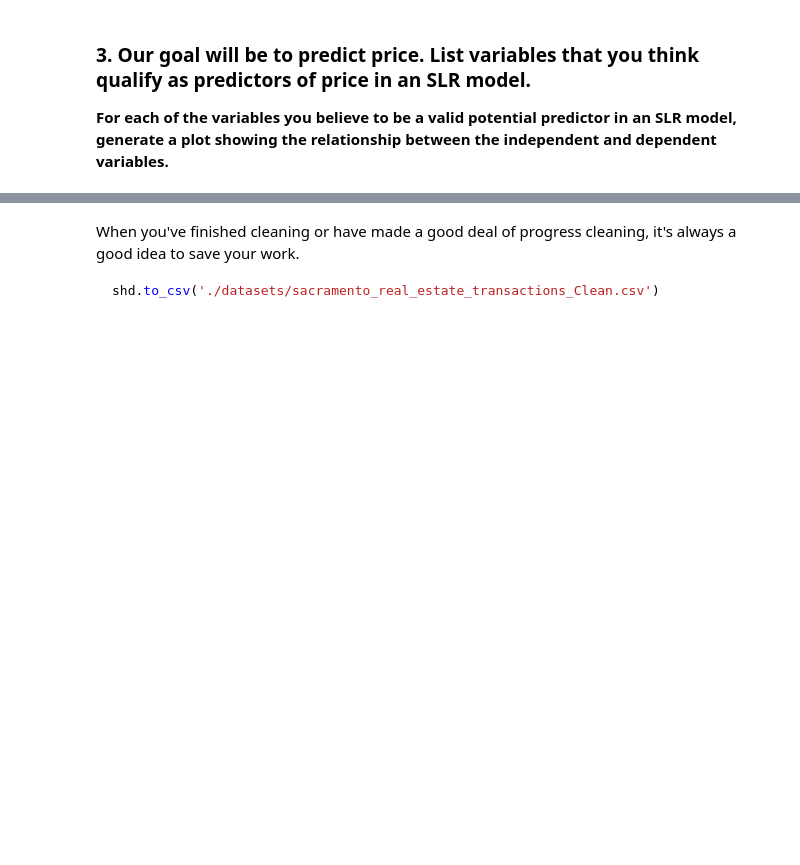
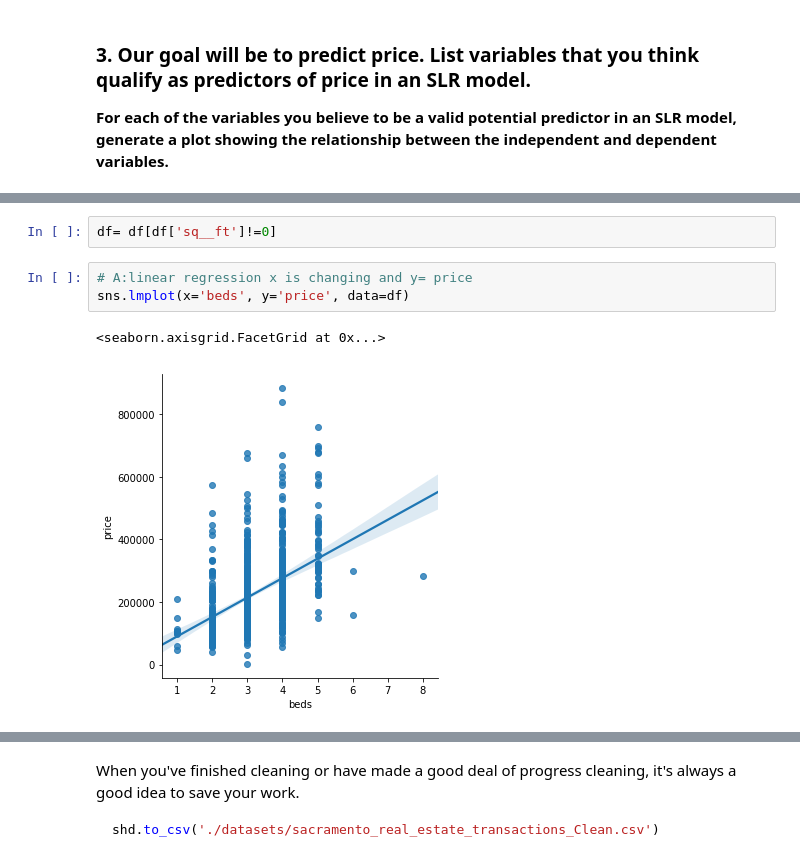
Before and after one commit to AbdullahMu/Linear-regression-sklearn, a Jupyter notebook: lab/linear-regression-sacramento.ipynb, the cells around one changed output, grey strips where cells are left out. Cells and saved outputs as stored; diff of their text form; blank space fills up the shorter version.

Commit message:
regression lab

```diff
--- a/lab/linear-regression-sacramento.ipynb
+++ b/lab/linear-regression-sacramento.ipynb
@@ -32,0 +160,8 @@ _**Fun Fact:** Zip codes often have leading zeros — e.g., 02215 = Boston, MA
+# %%
+df= df[df['sq__ft']!=0]
+# %%
+# A:linear regression x is changing and y= price
+sns.lmplot(x='beds', y='price', data=df)
+# %% [output]
+<seaborn.axisgrid.FacetGrid at 0x...>
+[figure, added]
```
Also changed, not shown: parts of 49 cells of this notebook, 3 other files.
